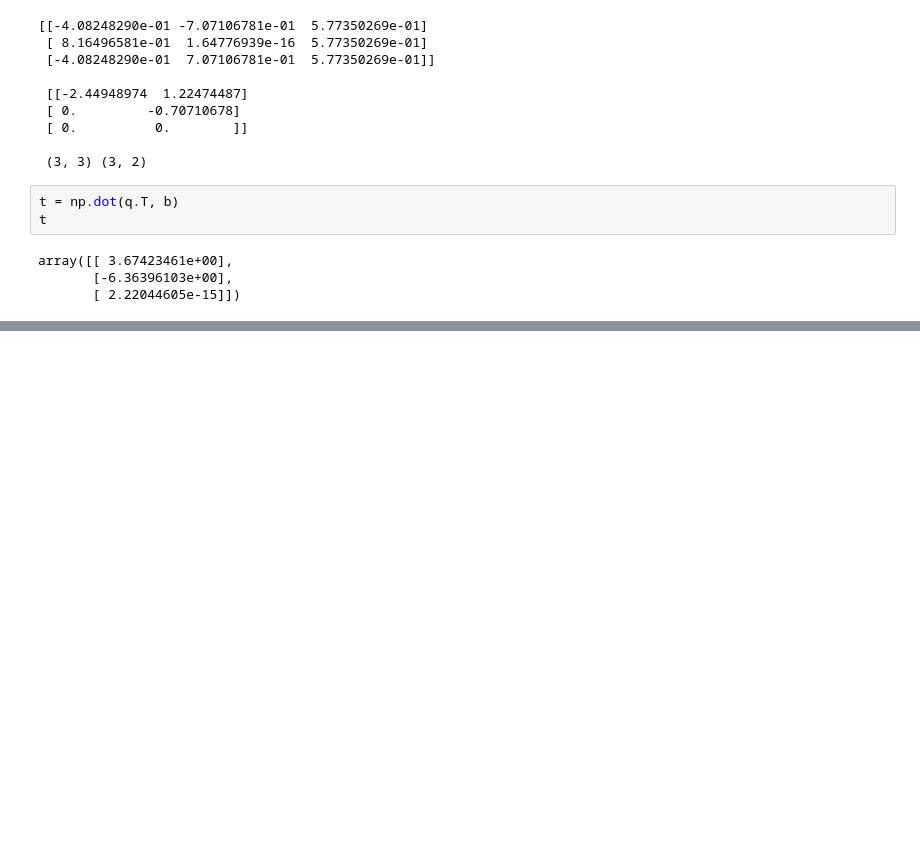
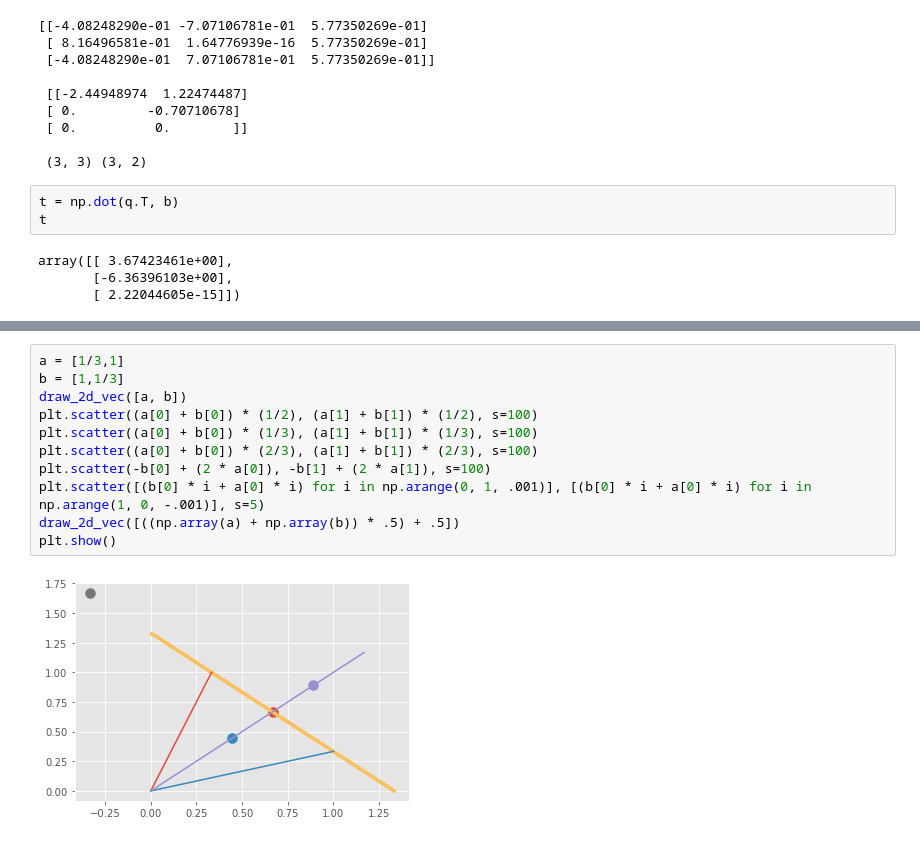
Before and after one commit to SanteriVtj/Matriisilaskenta, a Jupyter notebook: lh_1.ipynb, the cells around one changed output, grey strips where cells are left out. Saved outputs shown, nothing was run; the diff lists cells and outputs as text; blank space fills up the shorter version.

```diff
--- a/lh_1.ipynb
+++ b/lh_1.ipynb
@@ -175,0 +185,13 @@ array([[ 3.67423461e+00],
+# %%
+a = [1/3,1]
+b = [1,1/3]
+draw_2d_vec([a, b])
+plt.scatter((a[0] + b[0]) * (1/2), (a[1] + b[1]) * (1/2), s=100)
+plt.scatter((a[0] + b[0]) * (1/3), (a[1] + b[1]) * (1/3), s=100)
+plt.scatter((a[0] + b[0]) * (2/3), (a[1] + b[1]) * (2/3), s=100)
+plt.scatter(-b[0] + (2 * a[0]), -b[1] + (2 * a[1]), s=100)
+plt.scatter([(b[0] * i + a[0] * i) for i in np.arange(0, 1, .001)], [(b[0] * i + a[0] * i) for i in np.arange(1, 0, -.001)], s=5)
+draw_2d_vec([((np.array(a) + np.array(b)) * .5) + .5])
+plt.show()
+# %% [output]
+[figure, added]
```
Also changed, not shown: parts of 4 cells of this notebook.
